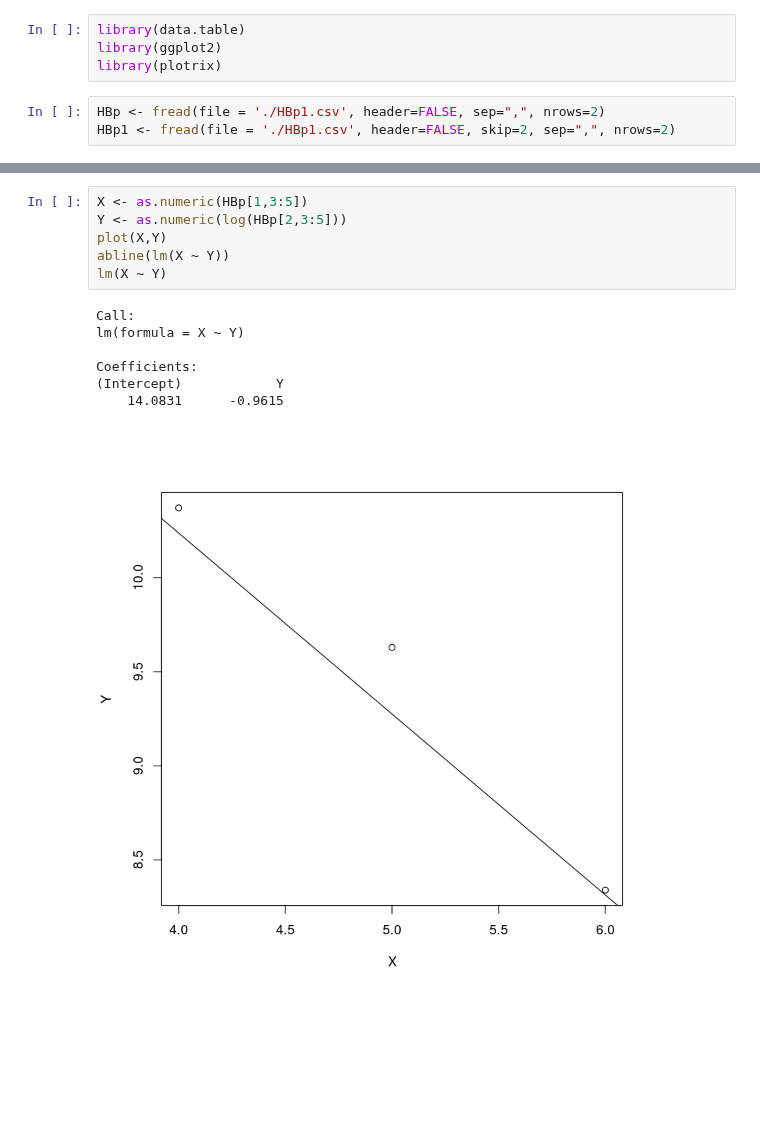
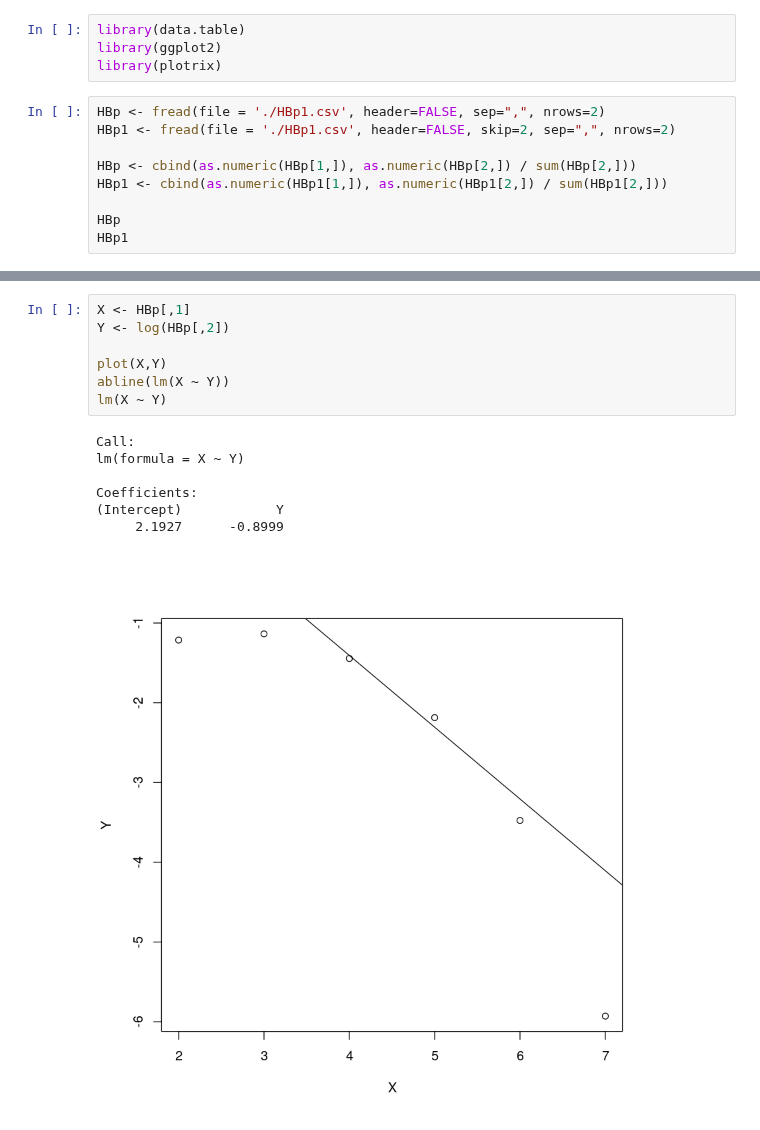
Before and after one commit to BFSteam/memory, a Jupyter notebook: jup/R/Burst.ipynb, the cells around one changed output, grey strips where cells are left out. Cells and saved outputs as stored; diff of their text form; blank space fills up the shorter version.

```diff
--- a/jup/R/Burst.ipynb
+++ b/jup/R/Burst.ipynb
@@ -5,3 +5,9 @@ library(plotrix)
 # %%
 HBp <- fread(file = './HBp1.csv', header=FALSE, sep=",", nrows=2)
 HBp1 <- fread(file = './HBp1.csv', header=FALSE, skip=2, sep=",", nrows=2)
+
+HBp <- cbind(as.numeric(HBp[1,]), as.numeric(HBp[2,]) / sum(HBp[2,]))
+HBp1 <- cbind(as.numeric(HBp1[1,]), as.numeric(HBp1[2,]) / sum(HBp1[2,]))
+
+HBp
+HBp1
@@ -36,14 +53,15 @@ box()
 # %%
-X <- as.numeric(HBp[1,3:5])
-Y <- as.numeric(log(HBp[2,3:5]))
+X <- HBp[,1]
+Y <- log(HBp[,2])
+
 plot(X,Y)
 abline(lm(X ~ Y))
 lm(X ~ Y)
 # %% [output]
 Call:
 lm(formula = X ~ Y)
 
 Coefficients:
 (Intercept)            Y
-    14.0831      -0.9615
+     2.1927      -0.8999
-[figure, old version]
+[figure, new version]
```
Also changed, not shown: parts of 3 cells of this notebook, 1 other file.
